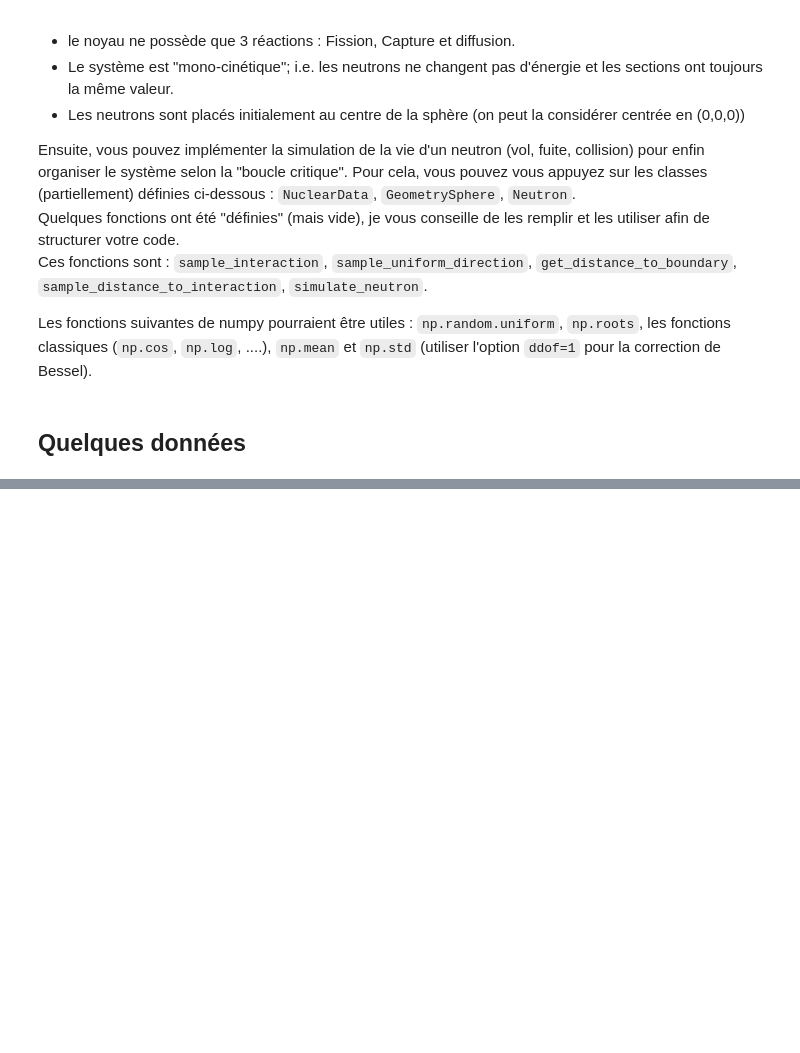
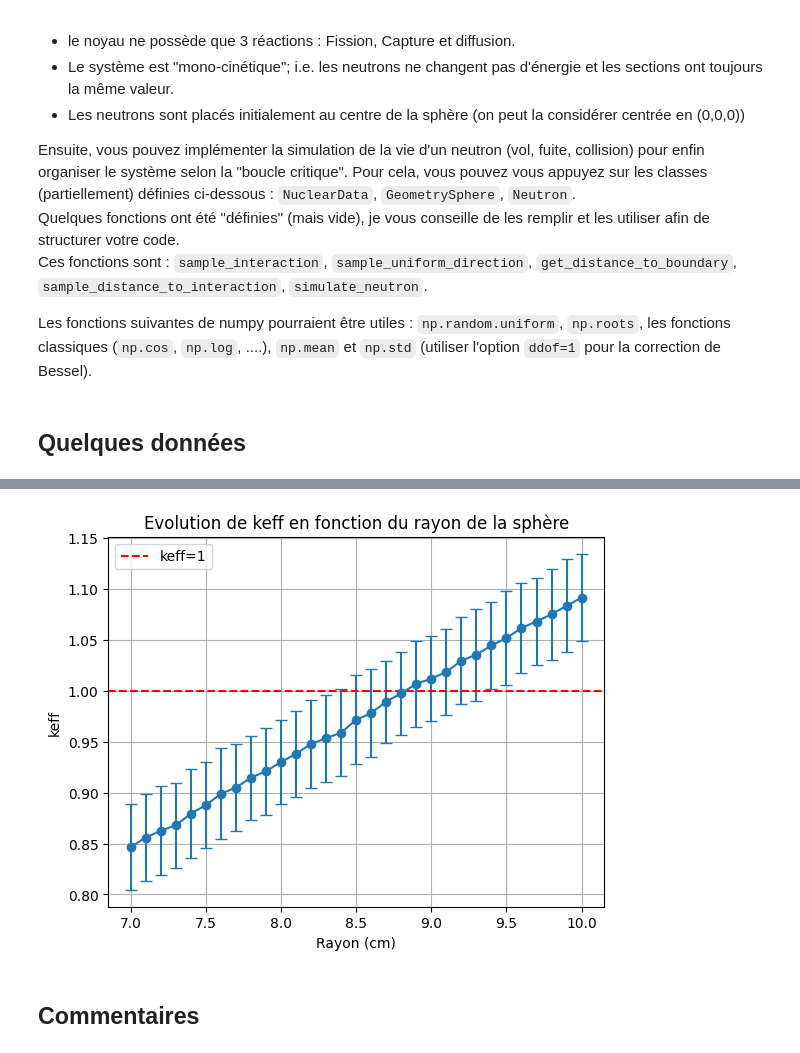
Before and after one commit to atlantis294/neutronic-ensta, a Jupyter notebook: exercices/06_monte_carlo.ipynb, the cells around one changed output, grey strips where cells are left out. Saved outputs shown, nothing was run; the diff lists cells and outputs as text; code cells hidden in the pictures; blank space fills up the shorter version.

Commit message:
projet sans commentaires

```diff
--- a/exercices/06_monte_carlo.ipynb
+++ b/exercices/06_monte_carlo.ipynb
@@ -282,23 +258,0 @@ for i in tqdm(range(nb_batches)):
-# %%
-import matplotlib.pyplot as plt
-
-moyenne_keff = np.mean(keff[-100:])  # Moyenne sans le début instable
-print(f"Moyenne de keff après stabilisation : {moyenne_keff}")
-ecart_type_keff = np.std(keff[-100:],ddof=1)
-print(f"Ecart type de keff après stabilisation : {ecart_type_keff}")
-
-plt.plot(keff, 'b.', label='keff')
-plt.axhline(moyenne_keff, color='r', linestyle='--', label='Moyenne stabilisée de keff')
-plt.title("Evolution de keff en fonction des générations avec un rayon de {:.2f} cm".format(rayon))
-plt.xlabel("Génération")
-plt.ylabel("keff")
-plt.grid()
-plt.legend()
-plt.show()
-
-
-
-# rho = 19.05 # g/cm3 pour l'uranium 235
-# masse_critique = 48*1e3  # g
-# rayon = (3 * masse_critique / (4 * np.pi * rho))**(1/3)
-# print(f"Rayon critique estimé : {rayon} cm")
@@ -413,0 +347,16 @@ Calcul de keff pour un rayon de 7.1 cm
+# %%
+import matplotlib.pyplot as plt
+
+# Affichage des resultats avec barres d'erreur
+plt.errorbar(Trayon[6:37], [keff[0] for keff in Tkeff[6:37]], yerr=[keff[1] for keff in Tkeff[6:37]], fmt='o-', capsize=4)
+plt.axhline(1, color='r', linestyle='--', label='keff=1')
+plt.title("Evolution de keff en fonction du rayon de la sphère")
+plt.xlabel("Rayon (cm)")
+plt.ylabel("keff")
+plt.grid()
+plt.legend()
+plt.show()
+# %% [output]
+[figure, added]
+# %% [markdown]
+## Commentaires
```
Also changed, not shown: parts of 3 cells of this notebook, 1 other file.
